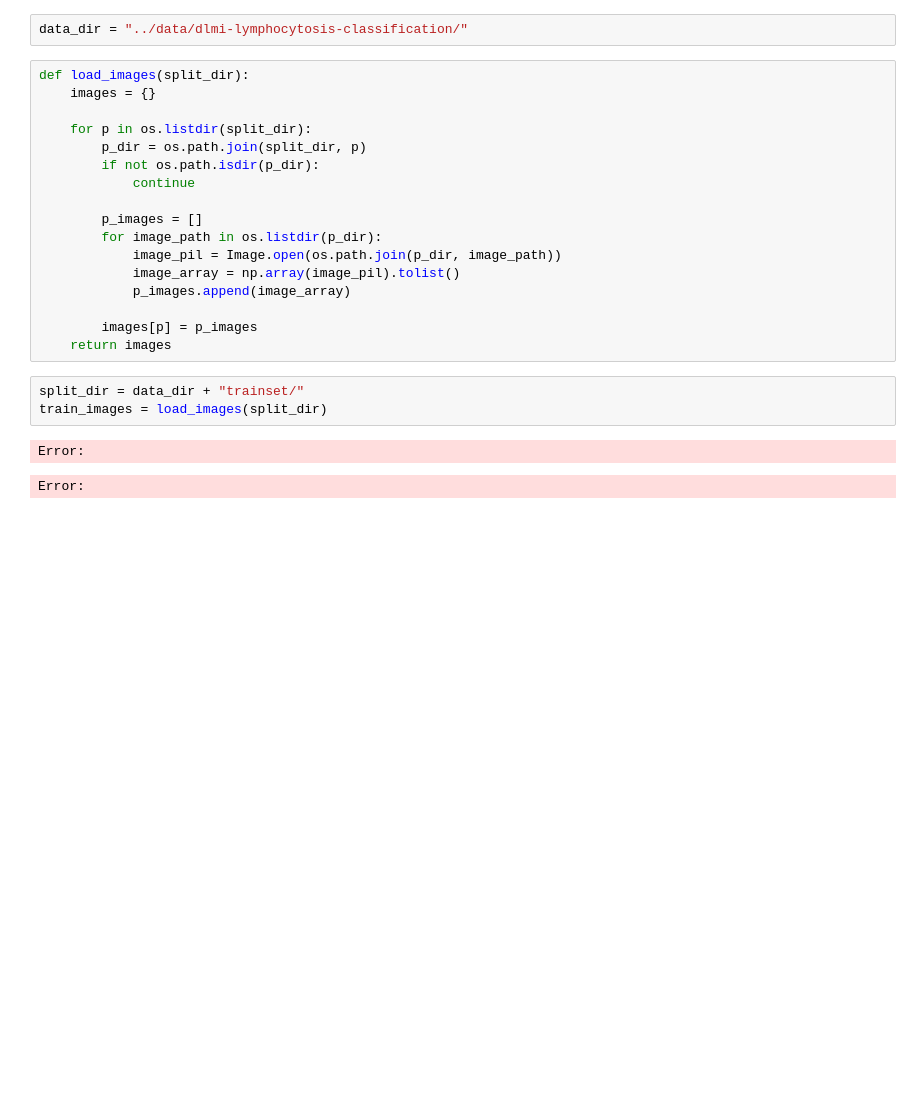
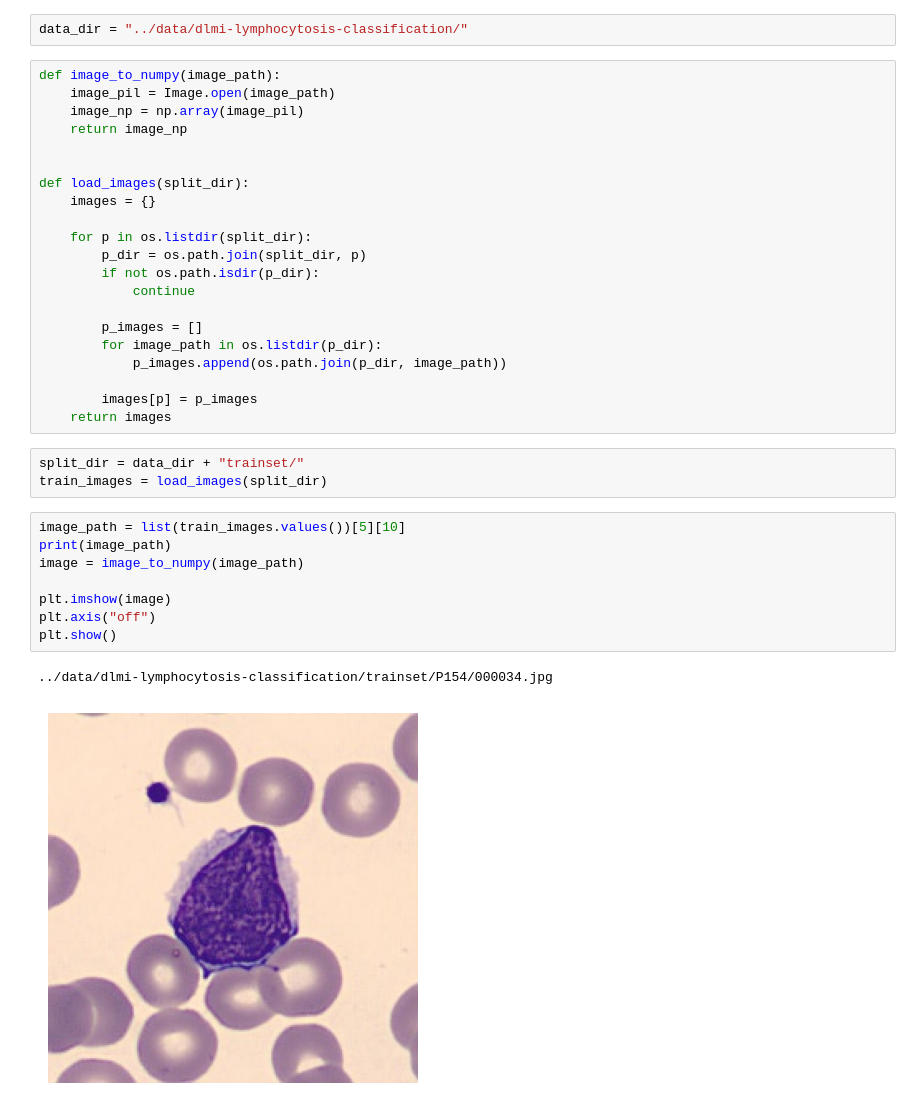
Before and after one commit to JuniorTonga/mva-dlmi-lymphocytosis-classification-project, a Jupyter notebook: notebooks/image_exploration.ipynb, the cells around one changed output. Saved outputs shown, nothing was run; the diff lists cells and outputs as text; blank space fills up the shorter version.

Commit message:
CNN One image one label

```diff
--- a/notebooks/image_exploration.ipynb
+++ b/notebooks/image_exploration.ipynb
@@ -10,6 +10,12 @@ from PIL import Image
 # %%
 data_dir = "../data/dlmi-lymphocytosis-classification/"
 # %%
+def image_to_numpy(image_path):
+    image_pil = Image.open(image_path)
+    image_np = np.array(image_pil)
+    return image_np
+
+
 def load_images(split_dir):
     images = {}
 
@@ -20,15 +26,21 @@ def load_images(split_dir):
 
         p_images = []
         for image_path in os.listdir(p_dir):
-            image_pil = Image.open(os.path.join(p_dir, image_path))
-            image_array = np.array(image_pil).tolist()
-            p_images.append(image_array)
+            p_images.append(os.path.join(p_dir, image_path))
 
         images[p] = p_images
     return images
 # %%
 split_dir = data_dir + "trainset/"
 train_images = load_images(split_dir)
-# %% [output]
-Error:
-Error:
+# %%
+image_path = list(train_images.values())[5][10]
+print(image_path)
+image = image_to_numpy(image_path)
+
+plt.imshow(image)
+plt.axis("off")
+plt.show()
+# %% [output]
+../data/dlmi-lymphocytosis-classification/trainset/P154/000034.jpg
+[figure, added]
```
Also changed, not shown: 2 other files.
